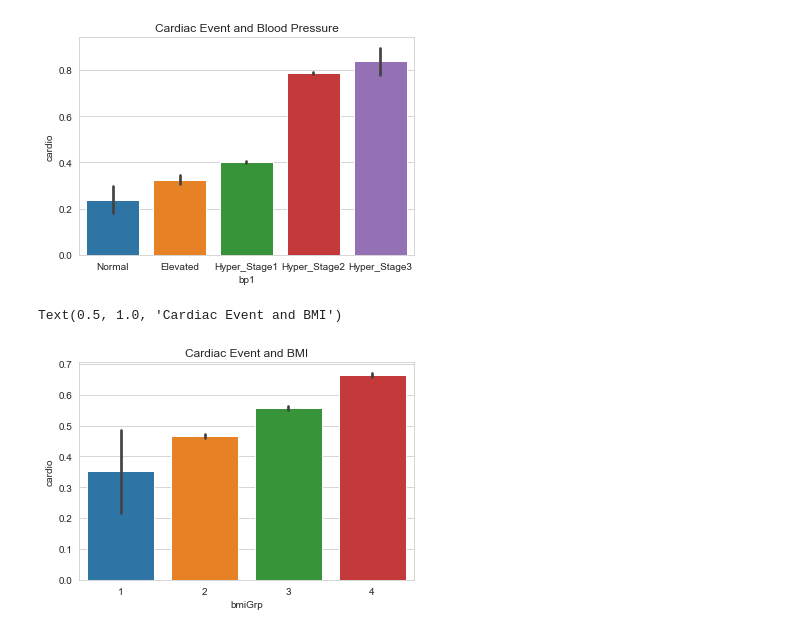
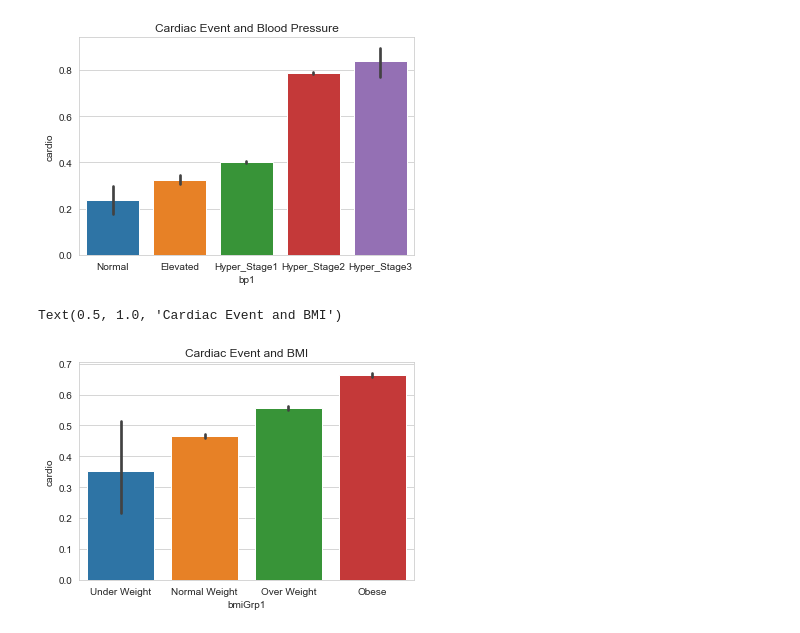
Before and after one commit to tinapai/SMUMSDS-ML1, a Jupyter notebook: Lab_1.ipynb, the cells around one changed output. Cells and saved outputs as stored; diff of their text form; code cells hidden in the pictures.

```diff
--- a/Lab_1.ipynb
+++ b/Lab_1.ipynb
@@ -382,4 +381,6 @@ df1
 # %%
 df1['bp1'] = pd.cut(df1.bp,[0,1,2,3,4,5],5,labels=['Normal','Elevated','Hyper_Stage1','Hyper_Stage2','Hyper_Stage3' ]) # this creates a new variable
 df1.bp1
+df1['bmiGrp1'] = pd.cut(df1.bmiGrp,[0,1,2,3,4],4,labels=['Under Weight','Normal Weight','Over Weight','Obese' ]) # this creates a new variable
+df1.bmiGrp1
 # %% [output]
@@ -405,11 +406,11 @@ plt.title('Cardiac Event and Blood Pressure')
 Text(0.5, 1.0, 'Cardiac Event and Blood Pressure')
 [figure]
 # %%
-sns.barplot(x='bmiGrp', y='cardio', data=df1, saturation=0.8)
+sns.barplot(x='bmiGrp1', y='cardio', data=df1, saturation=0.8)
 plt.title('Cardiac Event and BMI')
 # %% [output]
 Text(0.5, 1.0, 'Cardiac Event and BMI')
-[figure, old version]
+[figure, new version]
 # %%
 #conversion = {1:1, 2:1, 3:2, 4:2, 5:3, 6:3}
 
```
Also changed, not shown: parts of 4 cells of this notebook.
